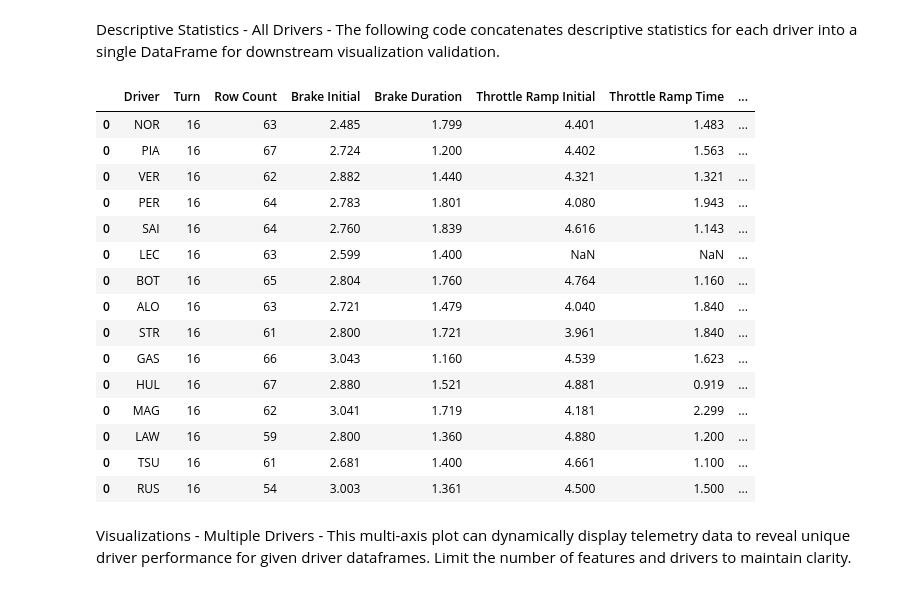
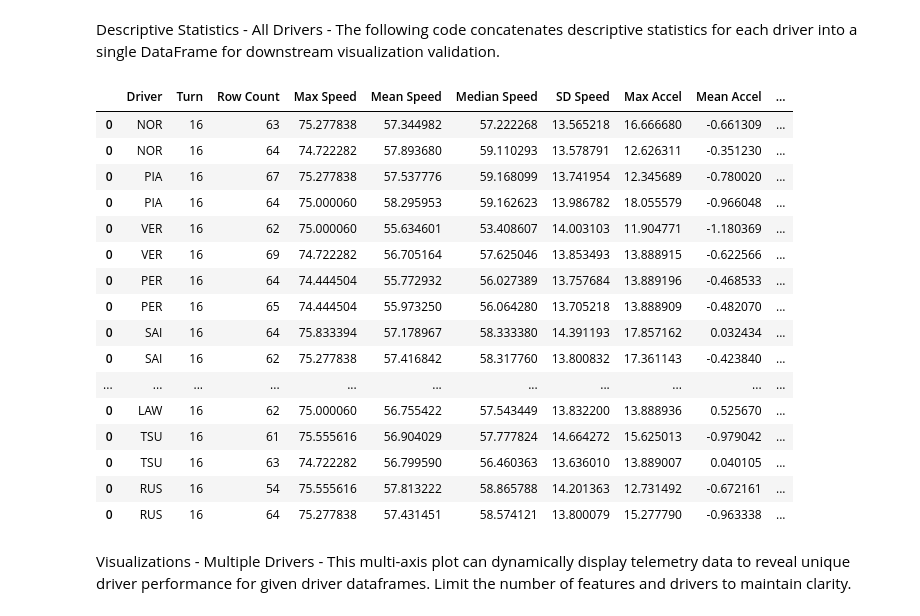
Before and after one commit to PESIII23/f1-driving-style-analytics-tool, a Jupyter notebook: notebooks/02_multi_driver_analysis copy.ipynb, the cells around one changed output. Saved outputs shown, nothing was run; the diff lists cells and outputs as text; code cells hidden in the pictures.

Commit message:
refactored functions and notebook for more lap data

```diff
--- a/notebooks/02_multi_driver_analysis copy.ipynb
+++ b/notebooks/02_multi_driver_analysis copy.ipynb
@@ -906,9 +650,6 @@ tsunoda_turn_duration = tsunoda_exit_speed_max_timestamp
 # %% [markdown]
 Descriptive Statistics - Yuki Tsunoda - The code below concatenates descriptive statistics for the driver at each turn in the critical_turn list into a single DataFrame.
 # %%
-tsunoda_turn_dfs = [(turn, telemetry_cleaning.filter_corner_telemetry(tsunoda_sector3_telemetry_features, corner_position_cleaned, turn, radius)) for turn in critical_turn]
-tsunoda_eda_summary = f1_pandas_helpers.get_driver_eda_multiple_turns(tsunoda, tsunoda_turn_dfs, tsunoda_initial_brake_timestamp, tsunoda_max_brake_duration, tsunoda_throttle_ramp_initial,
-                                                                      tsunoda_throttle_ramp_time, tsunoda_speed_ramp_final, tsunoda_exit_speed_max, tsunoda_speed_minimum,
-                                                                      tsunoda_exit_accel_duration, tsunoda_turn_duration)
-
-tsunoda_eda_summary
+# exploratory data analysis summary for fastest sector 3 lap - Tsunoda
+tsunoda_fastest_eda_summary = f1_pandas_helpers.get_driver_eda_summary(tsunoda_fastest_sector3_feature_telemetry, tsunoda, critical_turn[0], tsunoda_fastest_sector3_summary)
+tsunoda_second_fastest_eda_summary = f1_pandas_helpers.get_driver_eda_summary(tsunoda_second_fastest_sector3_feature_telemetry, tsunoda, critical_turn[0], tsunoda_second_fastest_sector3_summary)
@@ -964,9 +690,6 @@ russell_turn_duration = russell_exit_speed_max_timestamp
 # %% [markdown]
 Descriptive Statistics - George Russell - The code below concatenates descriptive statistics for the driver at each turn in the critical_turn list into a single DataFrame.
 # %%
-russell_turn_dfs = [(turn, telemetry_cleaning.filter_corner_telemetry(russell_sector3_telemetry_features, corner_position_cleaned, turn, radius)) for turn in critical_turn]
-russell_eda_summary = f1_pandas_helpers.get_driver_eda_multiple_turns(russell, russell_turn_dfs, russell_initial_brake_timestamp, russell_max_brake_duration, russell_throttle_ramp_initial,
-                                                                      russell_throttle_ramp_time, russell_speed_ramp_final, russell_exit_speed_max, russell_speed_minimum,
-                                                                      russell_exit_accel_duration, russell_turn_duration)
-
-russell_eda_summary
+# exploratory data analysis summary for fastest sector 3 lap - Russell
+russell_fastest_eda_summary = f1_pandas_helpers.get_driver_eda_summary(russell_fastest_sector3_feature_telemetry, russell, critical_turn[0], russell_fastest_sector3_summary)
+russell_second_fastest_eda_summary = f1_pandas_helpers.get_driver_eda_summary(russell_second_fastest_sector3_feature_telemetry, russell, critical_turn[0], russell_second_fastest_sector3_summary)
@@ -977,41 +697,56 @@ russell_eda_summary
 Descriptive Statistics - All Drivers - The following code concatenates descriptive statistics for each driver into a single DataFrame for downstream visualization validation.
 # %%
 all_driver_eda_summaries = pd.concat([
-    norris_eda_summary,
-    piastri_eda_summary,
-    verstappen_eda_summary,
-    perez_eda_summary,
-    sainz_eda_summary,
-    leclerc_eda_summary,
-    bottas_eda_summary,
-    alonso_eda_summary,
-    stroll_eda_summary,
-    gasly_eda_summary,
-    hulkenberg_eda_summary,
-    magnussen_eda_summary,
-    lawson_eda_summary,
-    tsunoda_eda_summary,
-    russell_eda_summary
-    ])
+    norris_fastest_eda_summary,
+    norris_second_fastest_eda_summary,
+    piastri_fastest_eda_summary,
+    piastri_second_fastest_eda_summary,
+    verstappen_fastest_eda_summary,
+    verstappen_second_fastest_eda_summary,
+    perez_fastest_eda_summary,
+    perez_second_fastest_eda_summary,
+    sainz_fastest_eda_summary,
+    sainz_second_fastest_eda_summary,
+    leclerc_fastest_eda_summary,
+    leclerc_second_fastest_eda_summary,
+    bottas_fastest_eda_summary,
+    alonso_fastest_eda_summary,
+    alonso_second_fastest_eda_summary,
+    stroll_fastest_eda_summary,
+    stroll_second_fastest_eda_summary,
+    gasly_fastest_eda_summary,
+    gasly_second_fastest_eda_summary,
+    hulkenberg_fastest_eda_summary,
+    hulkenberg_second_fastest_eda_summary,
+    magnussen_fastest_eda_summary,
+    magnussen_second_fastest_eda_summary,
+    lawson_fastest_eda_summary,
+    lawson_second_fastest_eda_summary,
+    tsunoda_fastest_eda_summary,
+    tsunoda_second_fastest_eda_summary,
+    russell_fastest_eda_summary,
+    russell_second_fastest_eda_summary
+])
 
 all_driver_eda_summaries
 # %% [output]
-|  | Driver | Turn | Row Count | Brake Initial | Brake Duration | Throttle Ramp Initial | Throttle Ramp Time | ... |
-| 0 | NOR | 16 | 63 | 2.485 | 1.799 | 4.401 | 1.483 | ... |
-| 0 | PIA | 16 | 67 | 2.724 | 1.200 | 4.402 | 1.563 | ... |
-| 0 | VER | 16 | 62 | 2.882 | 1.440 | 4.321 | 1.321 | ... |
-| 0 | PER | 16 | 64 | 2.783 | 1.801 | 4.080 | 1.943 | ... |
-| 0 | SAI | 16 | 64 | 2.760 | 1.839 | 4.616 | 1.143 | ... |
-| 0 | LEC | 16 | 63 | 2.599 | 1.400 | NaN | NaN | ... |
-| 0 | BOT | 16 | 65 | 2.804 | 1.760 | 4.764 | 1.160 | ... |
-| 0 | ALO | 16 | 63 | 2.721 | 1.479 | 4.040 | 1.840 | ... |
-| 0 | STR | 16 | 61 | 2.800 | 1.721 | 3.961 | 1.840 | ... |
-| 0 | GAS | 16 | 66 | 3.043 | 1.160 | 4.539 | 1.623 | ... |
-| 0 | HUL | 16 | 67 | 2.880 | 1.521 | 4.881 | 0.919 | ... |
-| 0 | MAG | 16 | 62 | 3.041 | 1.719 | 4.181 | 2.299 | ... |
-| 0 | LAW | 16 | 59 | 2.800 | 1.360 | 4.880 | 1.200 | ... |
-| 0 | TSU | 16 | 61 | 2.681 | 1.400 | 4.661 | 1.100 | ... |
-| 0 | RUS | 16 | 54 | 3.003 | 1.361 | 4.500 | 1.500 | ... |
+|  | Driver | Turn | Row Count | Max Speed | Mean Speed | Median Speed | SD Speed | Max Accel | Mean Accel | ... |
+| 0 | NOR | 16 | 63 | 75.277838 | 57.344982 | 57.222268 | 13.565218 | 16.666680 | -0.661309 | ... |
+| 0 | NOR | 16 | 64 | 74.722282 | 57.893680 | 59.110293 | 13.578791 | 12.626311 | -0.351230 | ... |
+| 0 | PIA | 16 | 67 | 75.277838 | 57.537776 | 59.168099 | 13.741954 | 12.345689 | -0.780020 | ... |
+| 0 | PIA | 16 | 64 | 75.000060 | 58.295953 | 59.162623 | 13.986782 | 18.055579 | -0.966048 | ... |
+| 0 | VER | 16 | 62 | 75.000060 | 55.634601 | 53.408607 | 14.003103 | 11.904771 | -1.180369 | ... |
+| 0 | VER | 16 | 69 | 74.722282 | 56.705164 | 57.625046 | 13.853493 | 13.888915 | -0.622566 | ... |
+| 0 | PER | 16 | 64 | 74.444504 | 55.772932 | 56.027389 | 13.757684 | 13.889196 | -0.468533 | ... |
+| 0 | PER | 16 | 65 | 74.444504 | 55.973250 | 56.064280 | 13.705218 | 13.888909 | -0.482070 | ... |
+| 0 | SAI | 16 | 64 | 75.833394 | 57.178967 | 58.333380 | 14.391193 | 17.857162 | 0.032434 | ... |
+| 0 | SAI | 16 | 62 | 75.277838 | 57.416842 | 58.317760 | 13.800832 | 17.361143 | -0.423840 | ... |
+| ... | ... | ... | ... | ... | ... | ... | ... | ... | ... | ... |
+| 0 | LAW | 16 | 62 | 75.000060 | 56.755422 | 57.543449 | 13.832200 | 13.888936 | 0.525670 | ... |
+| 0 | TSU | 16 | 61 | 75.555616 | 56.904029 | 57.777824 | 14.664272 | 15.625013 | -0.979042 | ... |
+| 0 | TSU | 16 | 63 | 74.722282 | 56.799590 | 56.460363 | 13.636010 | 13.889007 | 0.040105 | ... |
+| 0 | RUS | 16 | 54 | 75.555616 | 57.813222 | 58.865788 | 14.201363 | 12.731492 | -0.672161 | ... |
+| 0 | RUS | 16 | 64 | 75.277838 | 57.431451 | 58.574121 | 13.800079 | 15.277790 | -0.963338 | ... |
 # %% [markdown]
 Visualizations - Multiple Drivers - This multi-axis plot can dynamically display telemetry data to reveal unique driver performance for given driver dataframes.
 Limit the number of features and drivers to maintain clarity.
```
Also changed, not shown: parts of 47 cells of this notebook, 5 other files.
